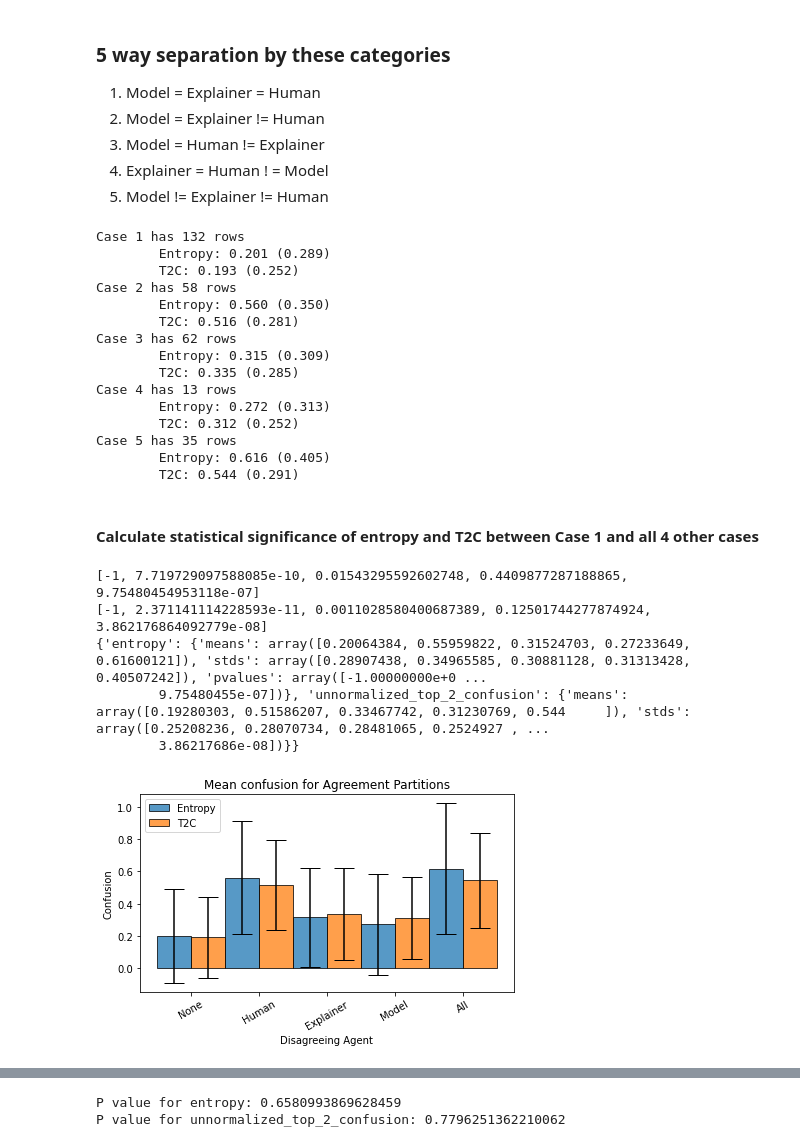
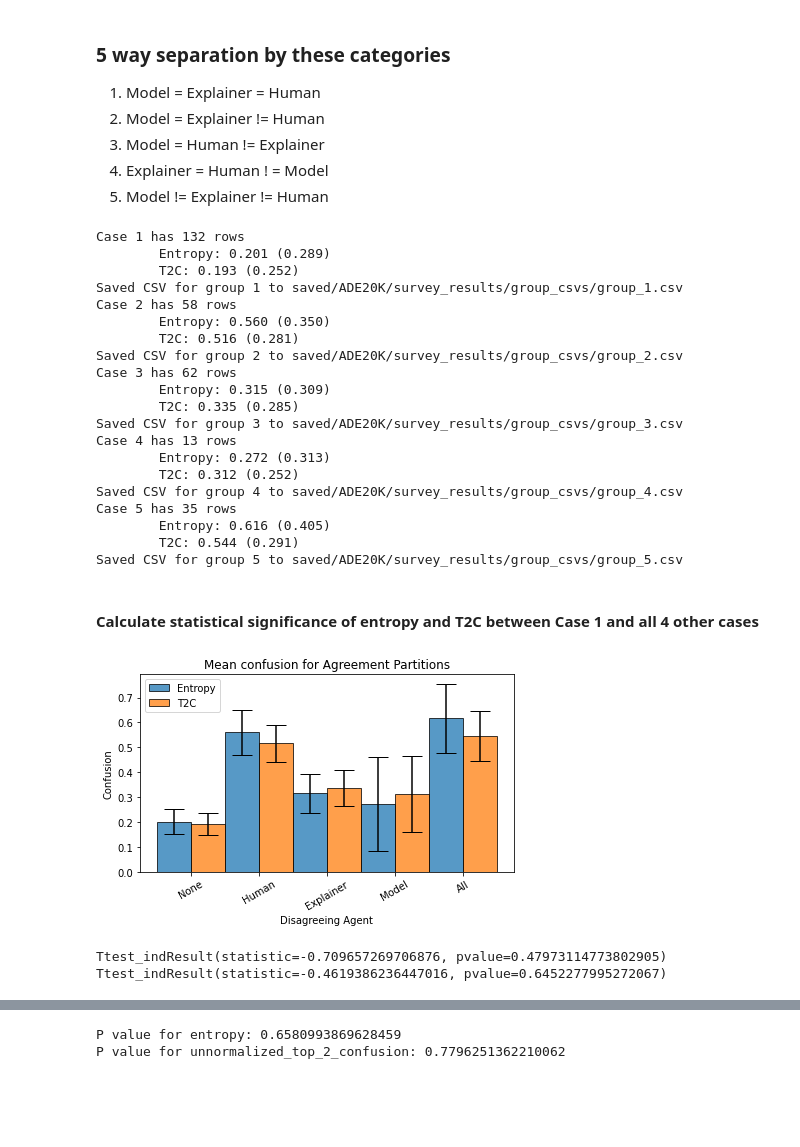
Before and after one commit to allisonchen23/explain-alignment, a Jupyter notebook: process_survey.ipynb, the cells around one changed output, grey strips where cells are left out. Drawn from its saved outputs; the diff is of its cells as text; code cells hidden in the pictures; blank space fills up the shorter version.

```diff
--- a/process_survey.ipynb
+++ b/process_survey.ipynb
@@ -307,6 +307,9 @@ for i in range(len(dfs) - 1):
         overlap = set(dfs[i]['filename']) & set(dfs[j]['filename'])
         assert len(overlap) == 0
 
+groups_save_dir = os.path.join(os.path.dirname(csv_path), 'group_csvs')
+ensure_dir(groups_save_dir)
+
 for idx, cur_df in enumerate(dfs):
     print("Case {} has {} rows".format(idx+1, len(cur_df)))
     mean_entropy = cur_df['entropy'].mean()
@@ -316,22 +319,30 @@ for idx, cur_df in enumerate(dfs):
     std_t2c = cur_df['unnormalized_top_2_confusion'].std()
     print("\tEntropy: {:.3f} ({:.3f})".format(mean_entropy, std_entropy))
     print("\tT2C: {:.3f} ({:.3f})".format(mean_t2c, std_t2c))
+    cur_csv_save_path = os.path.join(groups_save_dir, 'group_{}.csv'.format(idx+1))
+    cur_df.to_csv(cur_csv_save_path)
+    print("Saved CSV for group {} to {}".format(idx+1, cur_csv_save_path))
 # %% [output]
 Case 1 has 132 rows
         Entropy: 0.201 (0.289)
         T2C: 0.193 (0.252)
+Saved CSV for group 1 to saved/ADE20K/survey_results/group_csvs/group_1.csv
 Case 2 has 58 rows
         Entropy: 0.560 (0.350)
         T2C: 0.516 (0.281)
+Saved CSV for group 2 to saved/ADE20K/survey_results/group_csvs/group_2.csv
 Case 3 has 62 rows
         Entropy: 0.315 (0.309)
         T2C: 0.335 (0.285)
+Saved CSV for group 3 to saved/ADE20K/survey_results/group_csvs/group_3.csv
 Case 4 has 13 rows
         Entropy: 0.272 (0.313)
         T2C: 0.312 (0.252)
+Saved CSV for group 4 to saved/ADE20K/survey_results/group_csvs/group_4.csv
 Case 5 has 35 rows
         Entropy: 0.616 (0.405)
         T2C: 0.544 (0.291)
+Saved CSV for group 5 to saved/ADE20K/survey_results/group_csvs/group_5.csv
 # %% [markdown]
 #### Calculate statistical significance of entropy and T2C between Case 1 and all 4 other cases
 # %%
@@ -339,47 +350,84 @@ graph_data = {}
 for metric in ['entropy', 'unnormalized_top_2_confusion']:
     means = []
     stds = []
+    sems = []
     pvalues = []
+    tstats = []
+    cis = []
     for idx in range(5):
         cur_df = dfs[idx]
         means.append(cur_df[metric].mean())
         stds.append(cur_df[metric].std())
+        sems.append(stats.sem(cur_df[metric]))
 
         if idx > 0:
             base = dfs[0][metric]
             comparison = cur_df[metric]
 
             ttest = stats.ttest_ind(
                 base,
                 comparison,
-                equal_var=False
+                equal_var=False,
+                alternative='less'
             )
             pvalues.append(ttest.pvalue)
+            tstats.append(ttest.statistic)
         else:
             pvalues.append(-1)
+            tstats.append(None)
+        # print("mean: {} sd: {} sem: {} tstat: {} pvalue: {}".format(
+        #     means[-1],
+        #     stds[-1],
+        #     sems[-1],
+        #     tstats[-1],
+        #     pvalues[-1]))
+        confidence_interval = stats.norm.interval(
+            confidence=0.95,
+            # df=len(cur_df)-1,
+            loc=cur_df[metric].mean(),
+            scale=stats.sem(cur_df[metric]))
+        tconfidence_interval = stats.t.interval(
+            confidence=0.95,
+            df=len(cur_df)-1,
+            loc=cur_df[metric].mean(),
+            scale=stats.sem(cur_df[metric]))
+        cis.append((tconfidence_interval[1] - tconfidence_interval[0]) / 2)
+
+
     graph_data[metric] = {
         'means': np.array(means),
         'stds': np.array(stds),
-        'pvalues': np.array(pvalues)
+        'sems': np.array(sems),
+        'pvalues': np.array(pvalues),
+        'cis': np.array(cis)
     }
-    print(pvalues)
 
-print(graph_data)
+
+bar_graph_save_path = os.path.join(
+    'saved/ADE20K/survey_results/graphs', 'confusion_across_groups.png')
 bar_graph(
     data=np.stack([graph_data['entropy']['means'], graph_data['unnormalized_top_2_confusion']['means']], axis=0),
-    errors=np.stack([graph_data['entropy']['stds'], graph_data['unnormalized_top_2_confusion']['stds']], axis=0),
+    errors=np.stack([graph_data['entropy']['cis'], graph_data['unnormalized_top_2_confusion']['cis']], axis=0),
     labels=['None', 'Human', 'Explainer', 'Model', 'All'],
     groups=['Entropy', 'T2C'],
     xlabel='Disagreeing Agent',
     ylabel='Confusion',
     xlabel_rotation=30,
-    title='Mean confusion for Agreement Partitions'
+    title='Mean confusion for Agreement Partitions',
+    save_path=bar_graph_save_path
 )
-# Append case 1's mean and std
 # %% [output]
-[-1, 7.719729097588085e-10, 0.01543295592602748, 0.4409877287188865, 9.75480454953118e-07]
-[-1, 2.371141114228593e-11, 0.0011028580400687389, 0.12501744277874924, 3.862176864092779e-08]
-{'entropy': {'means': array([0.20064384, 0.55959822, 0.31524703, 0.27233649, 0.61600121]), 'stds': array([0.28907438, 0.34965585, 0.30881128, 0.31313428, 0.40507242]), 'pvalues': array([-1.00000000e+0 ...
-        9.75480455e-07])}, 'unnormalized_top_2_confusion': {'means': array([0.19280303, 0.51586207, 0.33467742, 0.31230769, 0.544     ]), 'stds': array([0.25208236, 0.28070734, 0.28481065, 0.2524927 , ...
-        3.86217686e-08])}}
-[figure, old version]
+[figure, new version]
+# %%
+# Perform t-test on cases 2 and 5
+for metric in ['entropy', 'unnormalized_top_2_confusion']:
+    ttest = stats.ttest_ind(
+        dfs[1][metric],
+        dfs[4][metric],
+        equal_var=True,
+        alternative='two-sided'
+    )
+    print(ttest)
+# %% [output]
+Ttest_indResult(statistic=-0.709657269706876, pvalue=0.47973114773802905)
+Ttest_indResult(statistic=-0.4619386236447016, pvalue=0.6452277995272067)
```
Also changed, not shown: parts of 2 cells of this notebook, 2 other files.
